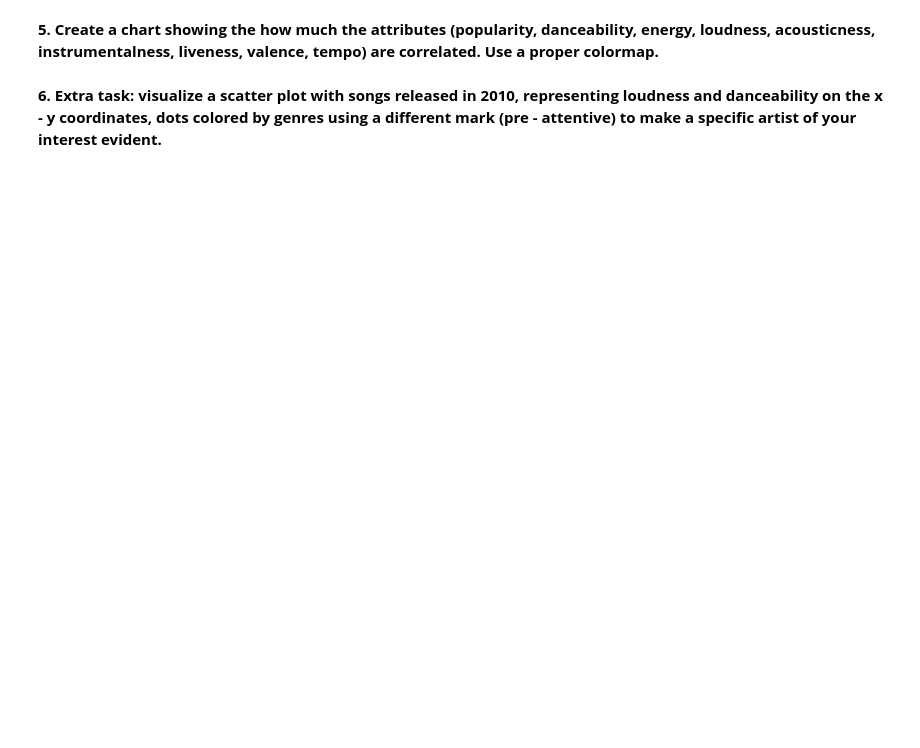
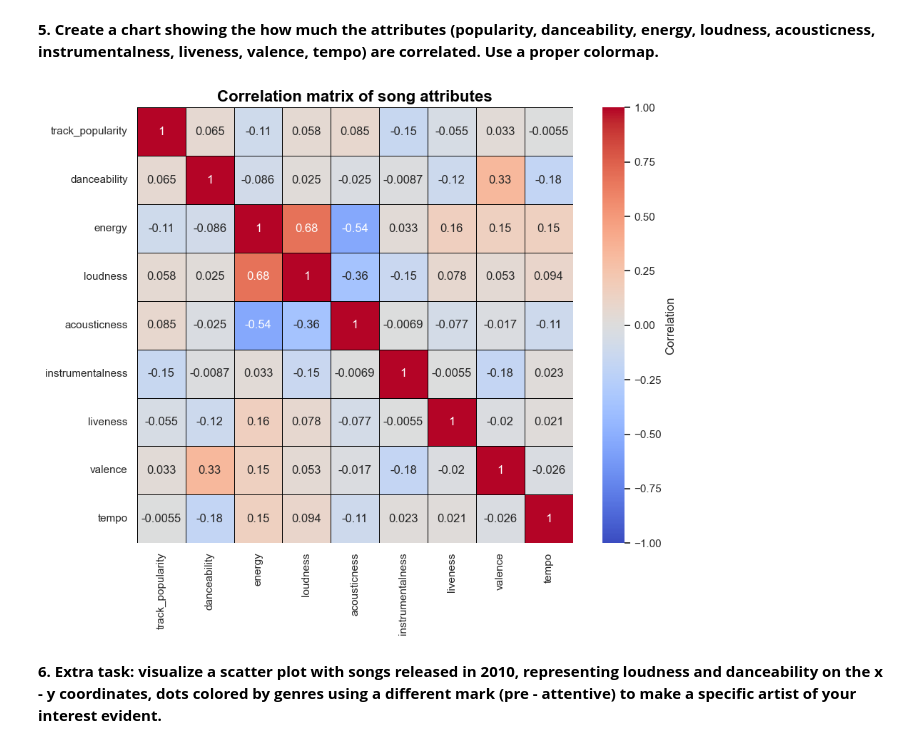
Before and after one commit to letizialanza01/Data_Vis_H1, a Jupyter notebook: DV_H1.ipynb, the cells around one changed output. Cells and saved outputs as stored; diff of their text form; code cells hidden in the pictures; blank space fills up the shorter version.

```diff
--- a/DV_H1.ipynb
+++ b/DV_H1.ipynb
@@ -232,4 +233,19 @@ plt.show()
 # %% [markdown]
 **5. Create a chart showing the how much the attributes (popularity, danceability, energy, loudness, acousticness, instrumentalness, liveness, valence, tempo) are correlated. Use a proper colormap.**
+# %%
+#list of attributes to analyze
+attributes = ['track_popularity', 'danceability', 'energy', 'loudness', 'acousticness', 'instrumentalness', 'liveness', 'valence', 'tempo']
+
+#calculate the correlation matrix
+correlation_matrix = songs[attributes].corr()
+
+#create the heatmap to visualize the correlation matrix
+plt.figure(figsize = (10, 8))
+sns.heatmap(correlation_matrix, annot = True, cmap = 'coolwarm', cbar_kws = {'label': 'Correlation'}, vmin=-1, vmax=1, linewidths = 0.5, square = True, linecolor = 'black')
+plt.title('Correlation matrix of song attributes', fontsize = 16, fontweight = 'bold', color = 'black')
+plt.tight_layout()
+plt.show()
+# %% [output]
+[figure, added]
 # %% [markdown]
 **6. Extra task: visualize a scatter plot with songs released in 2010, representing loudness and danceability on the x - y coordinates, dots colored by genres using a different mark (pre - attentive) to make a specific artist of your interest evident.**
```
Also changed, not shown: parts of 9 cells of this notebook.
